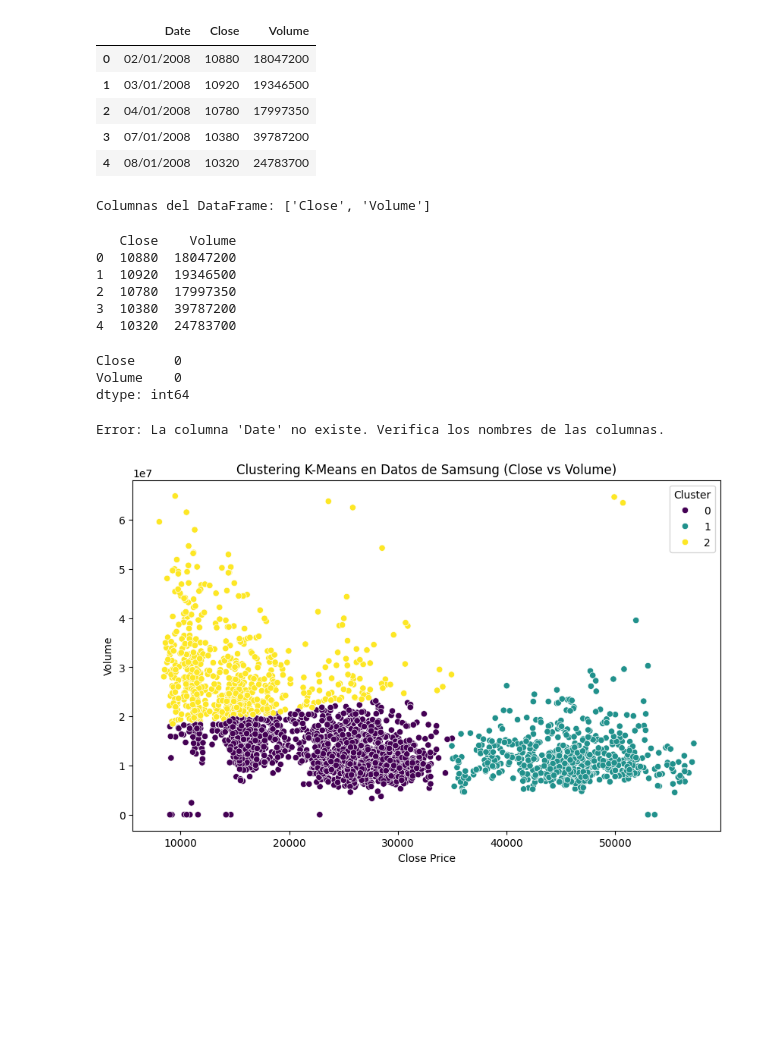
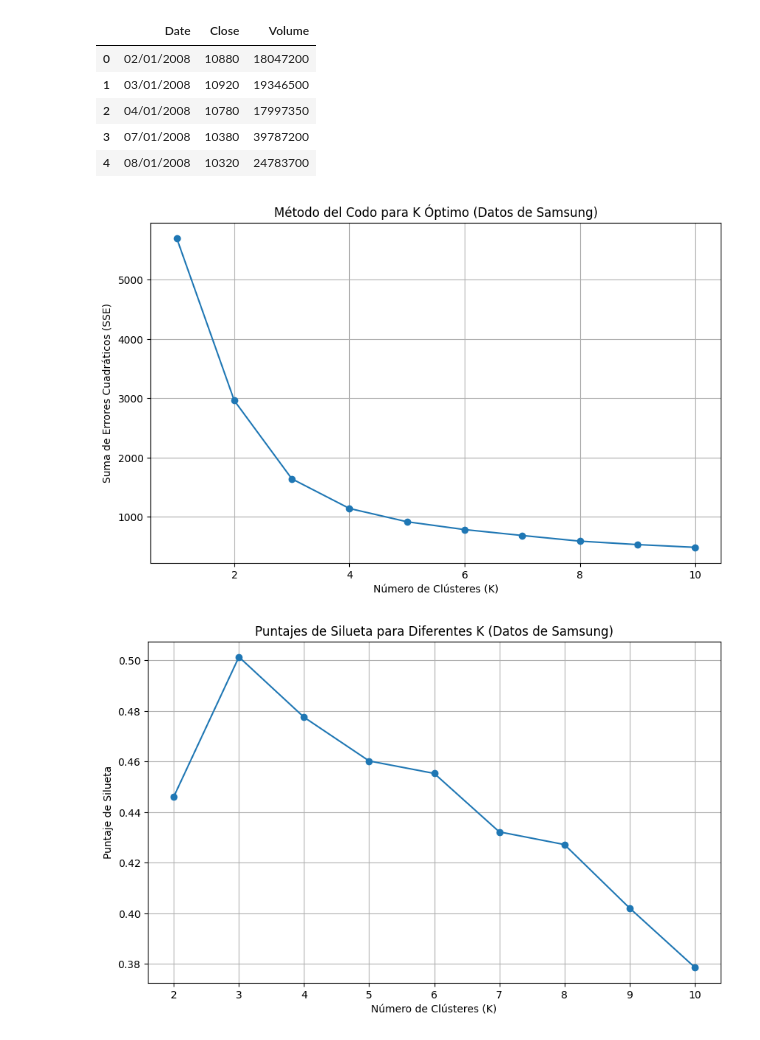
Before and after one commit to angelgon214/jupyter, a Jupyter notebook: samsung.ipynb, the cells around one changed output. Saved outputs shown, nothing was run; the diff lists cells and outputs as text; code cells hidden in the pictures; blank space fills up the shorter version.

```diff
--- a/samsung.ipynb
+++ b/samsung.ipynb
@@ -16,30 +17,16 @@ datos.head()
 | 3 | 07/01/2008 | 10380 | 39787200 |
 | 4 | 08/01/2008 | 10320 | 24783700 |
 # %%
-print("Columnas del DataFrame:", datos.columns.tolist())
+X = datos[['Close', 'Volume']]
-# %% [output]
-Columnas del DataFrame: ['Close', 'Volume']
 # %%
-print(datos.head())
+X = X.dropna()
-# %% [output]
-   Close    Volume
-0  10880  18047200
-1  10920  19346500
-2  10780  17997350
-3  10380  39787200
-4  10320  24783700
 # %%
-print(datos.isnull().sum())
+scaler = StandardScaler()
+X_scaled = scaler.fit_transform(X)
-# %% [output]
-Close     0
-Volume    0
-dtype: int64
 # %%
-try:
-    datos['Date'] = pd.to_datetime(datos['Date'], format='%d/%m/%Y')
-except KeyError:
-    print("Error: La columna 'Date' no existe. Verifica los nombres de las columnas.")
-datos = datos[['Close', 'Volume']]
-datos.dropna(inplace=True)
+sse = []
+k_range = range(1, 11)
+for k in k_range:
+    kmeans = KMeans(n_clusters=k, random_state=42, n_init=10)
+    kmeans.fit(X_scaled)
+    sse.append(kmeans.inertia_)
-# %% [output]
-Error: La columna 'Date' no existe. Verifica los nombres de las columnas.
@@ -53,9 +33,11 @@ datos['Cluster'] = modelo.labels_
-# %%
-plt.figure(figsize=(10, 6))
-sns.scatterplot(x=datos['Close'], y=datos['Volume'], hue=datos['Cluster'], palette='viridis')
-plt.title('Clustering K-Means en Datos de Samsung (Close vs Volume)')
-plt.xlabel('Close Price')
-plt.ylabel('Volume')
-plt.show()
-# %% [output]
-[figure, removed]
+# %%
+plt.figure(figsize=(10, 6))
+plt.plot(k_range, sse, marker='o')
+plt.title('Método del Codo para K Óptimo (Datos de Samsung)')
+plt.xlabel('Número de Clústeres (K)')
+plt.ylabel('Suma de Errores Cuadráticos (SSE)')
+plt.grid(True)
+plt.savefig('elbow_plot.png')
+plt.show()
+# %% [output]
+[figure, added]
@@ -61,0 +51,11 @@ plt.show()
+# %%
+plt.figure(figsize=(10, 6))
+plt.plot(range(2, 11), silhouette_scores, marker='o')
+plt.title('Puntajes de Silueta para Diferentes K (Datos de Samsung)')
+plt.xlabel('Número de Clústeres (K)')
+plt.ylabel('Puntaje de Silueta')
+plt.grid(True)
+plt.savefig('silhouette_plot.png')
+plt.show()
+# %% [output]
+[figure, added]
```
Also changed, not shown: parts of 4 cells of this notebook, 1 other file.
